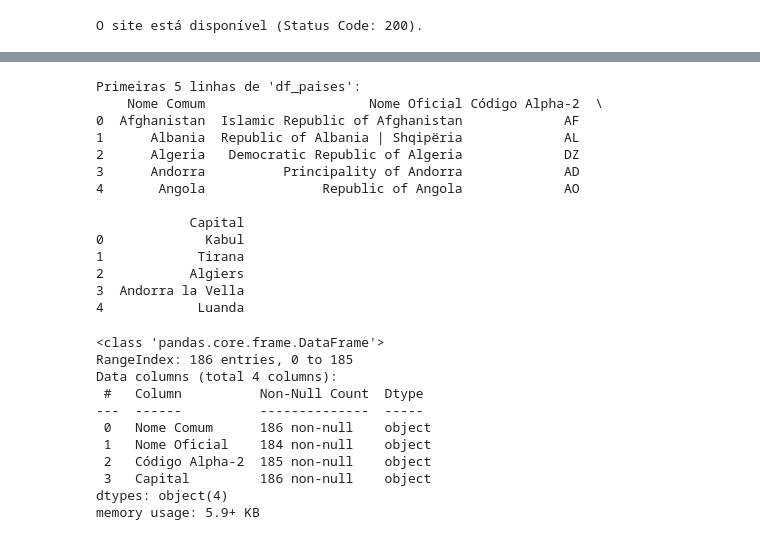
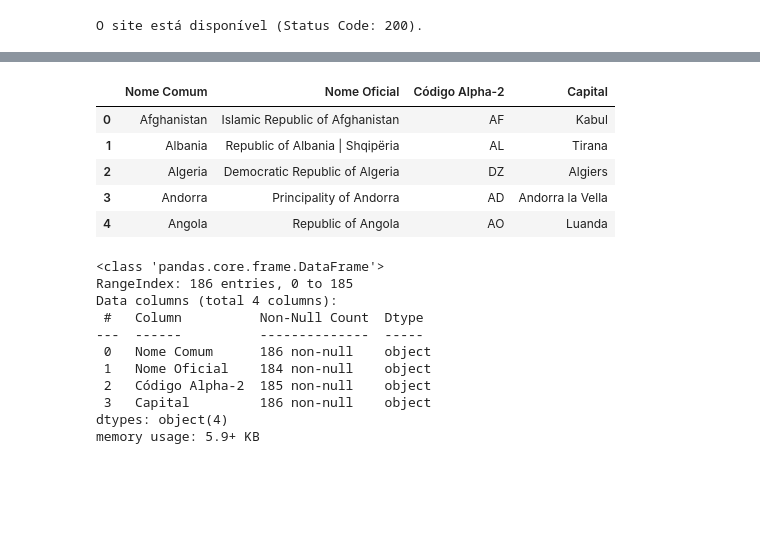
Before and after one commit to Dedecow/Documents, a Jupyter notebook: coder/index.ipynb, the cells around one changed output, grey strips where cells are left out. Cells and saved outputs as stored; diff of their text form; code cells hidden in the pictures; blank space fills up the shorter version.

```diff
--- a/coder/index.ipynb
+++ b/coder/index.ipynb
@@ -145,23 +147,13 @@ DataFrame 'df_onu' salvo em 'C:\Users\EberPC\Documents\andrehbahia\Documents\dad
 # %%
 df_paises = pd.read_csv(r'C:\Users\EberPC\Documents\andrehbahia\Documents\dados_paises_20250410_161336.csv')
-print("Primeiras 5 linhas de 'df_paises':")
-print(df_paises.head())
-print("\n")
+df_paises.head()
 # %% [output]
-Primeiras 5 linhas de 'df_paises':
-    Nome Comum                     Nome Oficial Código Alpha-2  \
-0  Afghanistan  Islamic Republic of Afghanistan             AF
-1      Albania  Republic of Albania | Shqipëria             AL
-2      Algeria   Democratic Republic of Algeria             DZ
-3      Andorra          Principality of Andorra             AD
-4       Angola               Republic of Angola             AO
-
-            Capital
-0             Kabul
-1            Tirana
-2           Algiers
-3  Andorra la Vella
-4            Luanda
+|  | Nome Comum | Nome Oficial | Código Alpha-2 | Capital |
+| 0 | Afghanistan | Islamic Republic of Afghanistan | AF | Kabul |
+| 1 | Albania | Republic of Albania | Shqipëria | AL | Tirana |
+| 2 | Algeria | Democratic Republic of Algeria | DZ | Algiers |
+| 3 | Andorra | Principality of Andorra | AD | Andorra la Vella |
+| 4 | Angola | Republic of Angola | AO | Luanda |
 # %%
 df_paises.info()
 # %% [output]
```
Also changed, not shown: parts of 12 cells of this notebook.
